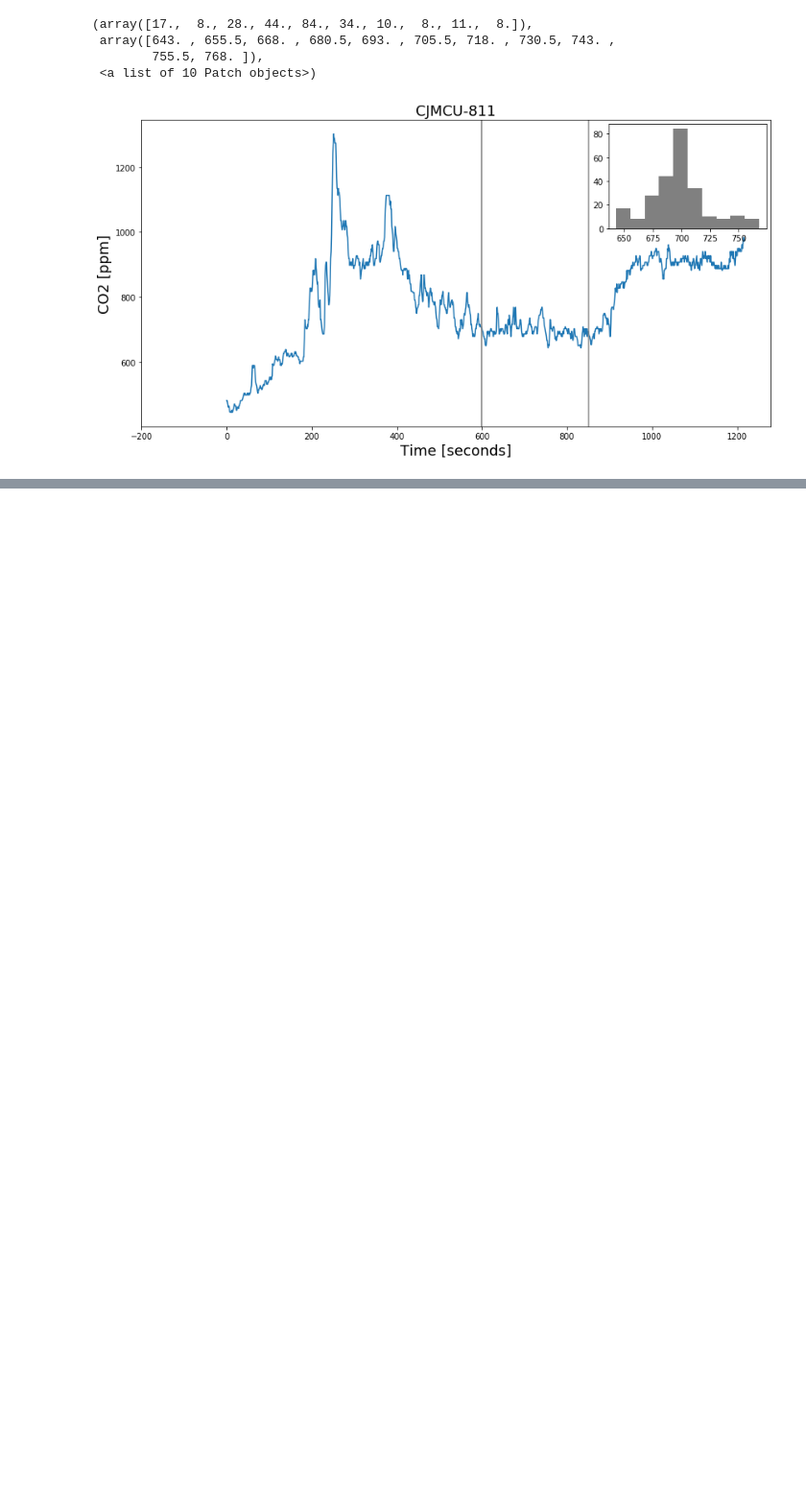
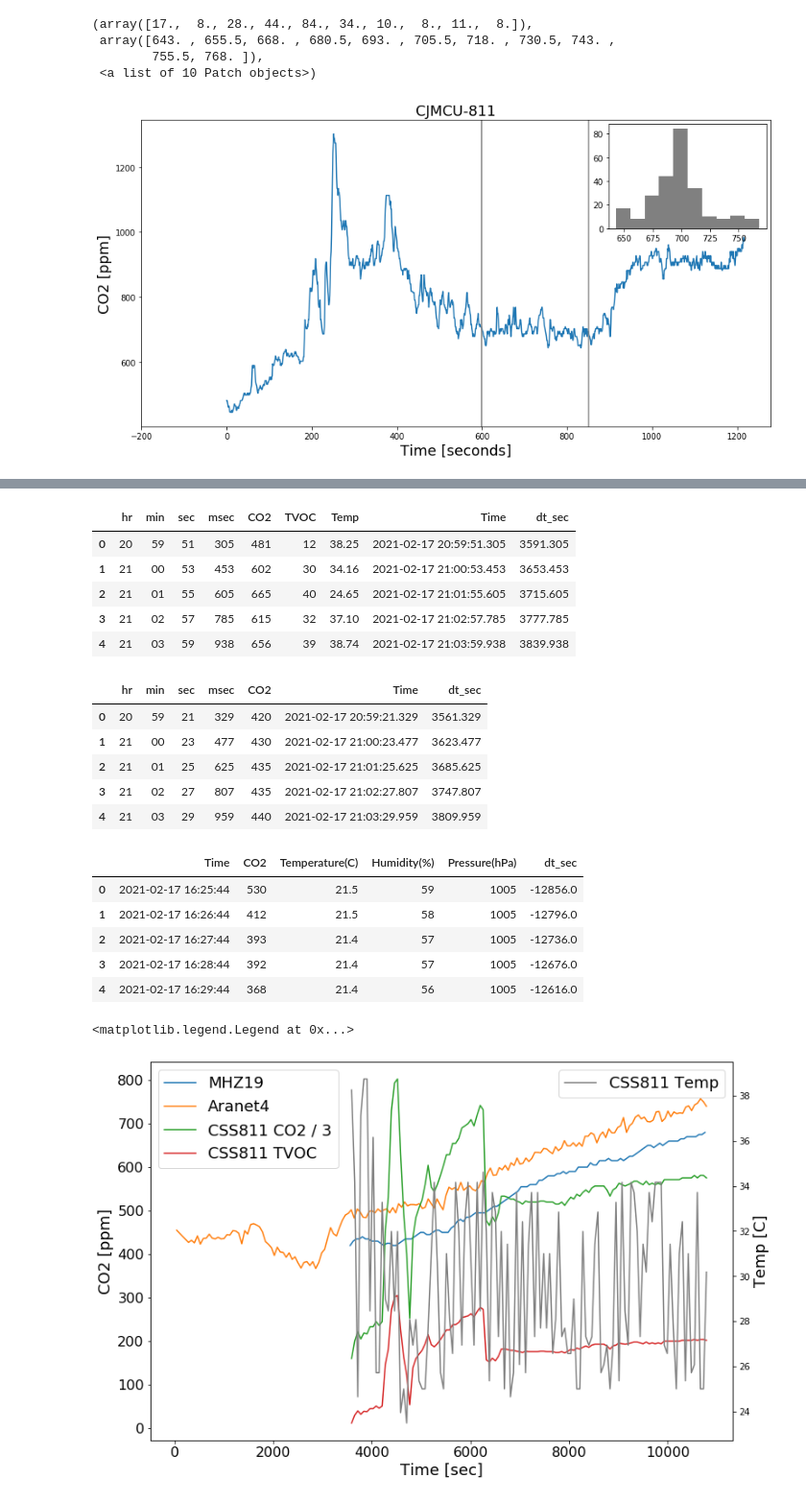
Before and after one commit to fforster/co2covid_chile, a Jupyter notebook: CO2_monitor_comparison.ipynb, the cells around one changed output, grey strips where cells are left out. Shown at 96% size. Cells and saved outputs as stored; diff of their text form; code cells hidden in the pictures; blank space fills up the shorter version.

```diff
--- a/CO2_monitor_comparison.ipynb
+++ b/CO2_monitor_comparison.ipynb
@@ -141,0 +276,48 @@ inset.hist(df3.loc[(df3.Time > tmin) & (df3.Time < tmax)]["CO2"], color='gray')
+# %%
+t0 = pd.to_datetime("2021-02-17 20:00:00")
+tmax = pd.to_datetime("2021-02-17 23:00:00")
+df_css811 = read_css811("data/20210217b_mhz19+css811.txt", t0)
+display(df_css811.head())
+df_mhz19 = read_mhz19b("data/20210217b_mhz19+css811.txt", t0)
+display(df_mhz19.head())
+df_aranet = read_aranet("data/Aranet4 00A0F_2021-02-18T10_08_44.csv", t0)
+display(df_aranet.head())
+fig, ax = plt.subplots(figsize=(12, 8))
+mask = (df_mhz19.Time > t0) & (df_mhz19.Time < tmax)
+ax.plot(df_mhz19.loc[mask].dt_sec, df_mhz19.loc[mask].CO2, label="MHZ19")
+mask = (df_aranet.Time > t0) & (df_aranet.Time < tmax)
+ax.plot(df_aranet.loc[mask].dt_sec, df_aranet.loc[mask].CO2, label="Aranet4")
+mask = (df_css811.Time > t0) & (df_css811.Time < tmax)
+ax.plot(df_css811.loc[mask].dt_sec, df_css811.loc[mask].CO2 / 3, label="CSS811 CO2 / 3")
+ax.plot(df_css811.loc[mask].dt_sec, df_css811.loc[mask].TVOC, label="CSS811 TVOC")
+ax.set_xlabel("Time [sec]", fontsize=18)
+ax.set_ylabel("CO2 [ppm]", fontsize=18)
+#ax.set_yscale("log")
+plt.xticks(fontsize=16)
+plt.yticks(fontsize=16)
+plt.legend(fontsize=18)
+ax2 = ax.twinx()
+ax2.plot(df_css811.loc[mask].dt_sec, df_css811.loc[mask].Temp, label="CSS811 Temp", c='gray')
+ax2.set_ylabel("Temp [C]", fontsize=18)
+plt.legend(fontsize=18)
+# %% [output]
+|  | hr | min | sec | msec | CO2 | TVOC | Temp | Time | dt_sec |
+| 0 | 20 | 59 | 51 | 305 | 481 | 12 | 38.25 | 2021-02-17 20:59:51.305 | 3591.305 |
+| 1 | 21 | 00 | 53 | 453 | 602 | 30 | 34.16 | 2021-02-17 21:00:53.453 | 3653.453 |
+| 2 | 21 | 01 | 55 | 605 | 665 | 40 | 24.65 | 2021-02-17 21:01:55.605 | 3715.605 |
+| 3 | 21 | 02 | 57 | 785 | 615 | 32 | 37.10 | 2021-02-17 21:02:57.785 | 3777.785 |
+| 4 | 21 | 03 | 59 | 938 | 656 | 39 | 38.74 | 2021-02-17 21:03:59.938 | 3839.938 |
+|  | hr | min | sec | msec | CO2 | Time | dt_sec |
+| 0 | 20 | 59 | 21 | 329 | 420 | 2021-02-17 20:59:21.329 | 3561.329 |
+| 1 | 21 | 00 | 23 | 477 | 430 | 2021-02-17 21:00:23.477 | 3623.477 |
+| 2 | 21 | 01 | 25 | 625 | 435 | 2021-02-17 21:01:25.625 | 3685.625 |
+| 3 | 21 | 02 | 27 | 807 | 435 | 2021-02-17 21:02:27.807 | 3747.807 |
+| 4 | 21 | 03 | 29 | 959 | 440 | 2021-02-17 21:03:29.959 | 3809.959 |
+|  | Time | CO2 | Temperature(C) | Humidity(%) | Pressure(hPa) | dt_sec |
+| 0 | 2021-02-17 16:25:44 | 530 | 21.5 | 59 | 1005 | -12856.0 |
+| 1 | 2021-02-17 16:26:44 | 412 | 21.5 | 58 | 1005 | -12796.0 |
+| 2 | 2021-02-17 16:27:44 | 393 | 21.4 | 57 | 1005 | -12736.0 |
+| 3 | 2021-02-17 16:28:44 | 392 | 21.4 | 57 | 1005 | -12676.0 |
+| 4 | 2021-02-17 16:29:44 | 368 | 21.4 | 56 | 1005 | -12616.0 |
+<matplotlib.legend.Legend at 0x...>
+[figure, added]
```
Also changed, not shown: parts of 20 cells of this notebook, 1 other file.
